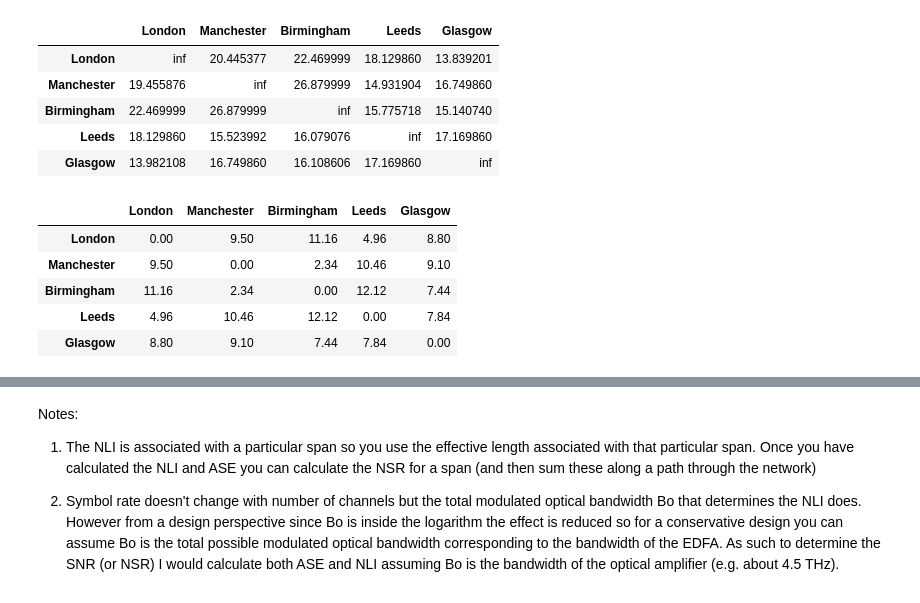
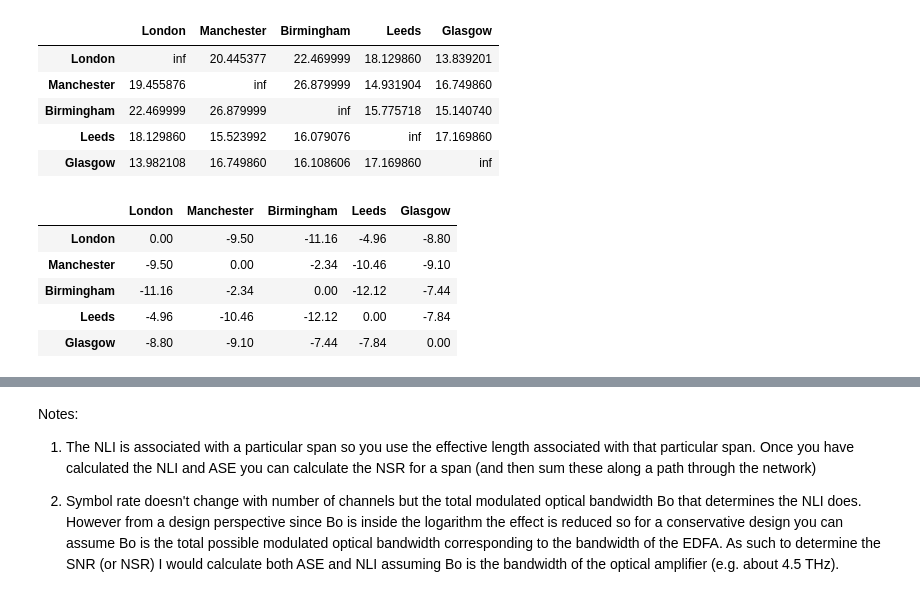
Before and after one commit to adambrzosko/OpticalNetworkDesign, a Jupyter notebook: 4B23NetworkDesign.ipynb, the cells around one changed output, grey strips where cells are left out. Saved outputs shown, nothing was run; the diff lists cells and outputs as text; code cells hidden in the pictures.

```diff
--- a/4B23NetworkDesign.ipynb
+++ b/4B23NetworkDesign.ipynb
@@ -16,7 +16,7 @@ from mpl_toolkits.basemap import Basemap as Basemap
 Cities = ["London", "Manchester", "Birmingham", "Leeds", "Glasgow"]
 Positions = [(0.1276, 51.5072), (-2.2426, 53.4808), (-1.8904, 52.4862), (-1.5491, 53.8008), (-4.2518, 55.8642)]
 
-distances = [[0,262,162,278,555], [262,0,113,59,295], [162,113,0,148,407], [272,59,148,0,288], [555,295,407,288,0]]
+distances = [[0,262,162,272,555], [262,0,113,59,295], [162,113,0,148,407], [272,59,148,0,288], [555,295,407,288,0]]
 traffic = [[0,12,12,8,7], [12,0,3,2,2], [12,3,0,2,1], [8,2,2,0,1], [7,2,1,1,0]]
 # create a dictionary of cities
 cities_dict = {i : {} for i in Cities}
@@ -112,9 +112,9 @@ path_lengths = dict(nx.all_pairs_dijkstra_path_length(G))
 paths = dict(nx.all_pairs_dijkstra_path(G))
 adjacency = nx.to_pandas_adjacency(G)
 
-link_capacities = adjacency.copy()
-for col in link_capacities.columns:
-    link_capacities[col].values[:] = 0
+link_flows = adjacency.copy()
+for col in link_flows.columns:
+    link_flows[col].values[:] = 0
 
 # 1.5 put traffic numbers (divided by 2 as each link has forward and back connections)
 # on each edge to show total capacity on each link -- here we assume all is going down shortest paths
@@ -122,13 +122,13 @@ for col in link_capacities.columns:
 for i in list(paths.keys()):
     for j in list(paths[i].keys()):
         # print(f'The shortest connection between {i} and {j} is', paths[i][j], 'with length', path_lengths[i][j])
-        # add the traffic for i,j onto each segment from paths[i],[j] in link capacities
+        # add the traffic for i,j onto each segment from paths[i],[j] in link flows
         if len(paths[i][j]) < 2:
-            link_capacities[i][j] += traffic_df[i][j]
+            link_flows[i][j] += traffic_df[i][j]
         else:
             for e in paths[i][j]:
                 if e != paths[i][j][-1]:
-                    link_capacities[e][paths[i][j][paths[i][j].index(e)+1]] += traffic_df[i][j]
+                    link_flows[e][paths[i][j][paths[i][j].index(e)+1]] += traffic_df[i][j]
 
 # dataframes of shortest path and their lengths
 paths_df = pd.DataFrame(paths)
@@ -154,10 +154,12 @@ print('Total fibre deployed (2x link length) in km', 2*sum(edge_weight_list))
 
 # dict of amplifiers per edge; think of better choosing amplifier locations
 amplifiers = {}
+no_amplifiers = 0
 for i in G.edges():
     m = math.floor(G[i[0]][i[1]]['weight']*2/mean)
     j = (i[1],i[0])
     amplifiers[i] = m
     amplifiers[j] = m
-print(amplifiers)
+    no_amplifiers += m
+print(amplifiers, no_amplifiers)
 # %% [output]
@@ -288,9 +296,9 @@ connection_SNRs = adjacency.copy()
 for col in connection_SNRs.columns:
     connection_SNRs[col].values[:] = 0
 
-connection_loss = adjacency.copy()
-for col in connection_loss.columns:
-    connection_loss[col].values[:] = 0
+connection_power = adjacency.copy()
+for col in connection_power.columns:
+    connection_power[col].values[:] = 0
 
 for i in list(paths.keys()):
     for j in list(paths[i].keys()):
@@ -313,6 +321,9 @@ for i in list(paths.keys()):
                         # print(total_NSR)
                         total_NSR += NSRdb_to_lin(SNRdb_to_NSRdb(SNR_out_EDFA(SNR_in_EDFA))) # amplifier (ASE)
                         # print(total_NSR)
+                        # check the signal strength going into the amplifier here and decide on attenuation
+                        # attenuation_needed =
+                        # total_loss += attenuation_needed
                     total_loss += 0.18*L
                     total_loss -= 26*n # gain_of_amplifiers
                     if e == paths[i][j][-2]:
@@ -321,7 +332,7 @@ for i in list(paths.keys()):
         # print(f'Connection {i,j} NSR', total_NSR)
         # print('Converted to db', NSRlin_to_db(total_NSR))
         connection_SNRs[i][j] = SNRdb_to_NSRdb(NSRlin_to_db(total_NSR))
-        connection_loss[i][j] = total_loss
+        connection_power[i][j] = -total_loss
 # %%
 connection_SNRs
 # %% [output]
@@ -332,11 +343,11 @@ connection_SNRs
 | Leeds | 18.129860 | 15.523992 | 16.079076 | inf | 17.169860 |
 | Glasgow | 13.982108 | 16.749860 | 16.108606 | 17.169860 | inf |
 # %%
-connection_loss
+connection_power
 # %% [output]
 |  | London | Manchester | Birmingham | Leeds | Glasgow |
-| London | 0.00 | 9.50 | 11.16 | 4.96 | 8.80 |
-| Manchester | 9.50 | 0.00 | 2.34 | 10.46 | 9.10 |
-| Birmingham | 11.16 | 2.34 | 0.00 | 12.12 | 7.44 |
-| Leeds | 4.96 | 10.46 | 12.12 | 0.00 | 7.84 |
-| Glasgow | 8.80 | 9.10 | 7.44 | 7.84 | 0.00 |
+| London | 0.00 | -9.50 | -11.16 | -4.96 | -8.80 |
+| Manchester | -9.50 | 0.00 | -2.34 | -10.46 | -9.10 |
+| Birmingham | -11.16 | -2.34 | 0.00 | -12.12 | -7.44 |
+| Leeds | -4.96 | -10.46 | -12.12 | 0.00 | -7.84 |
+| Glasgow | -8.80 | -9.10 | -7.44 | -7.84 | 0.00 |
```
Also changed, not shown: parts of 11 cells of this notebook, 1 other file.
